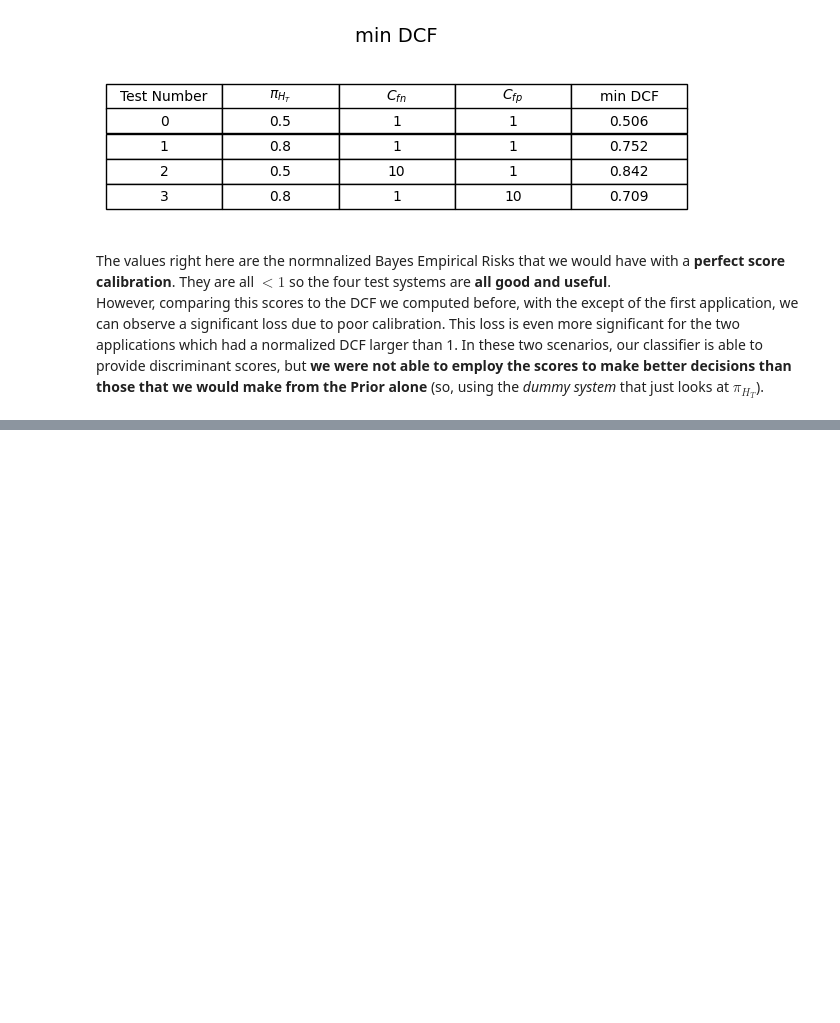
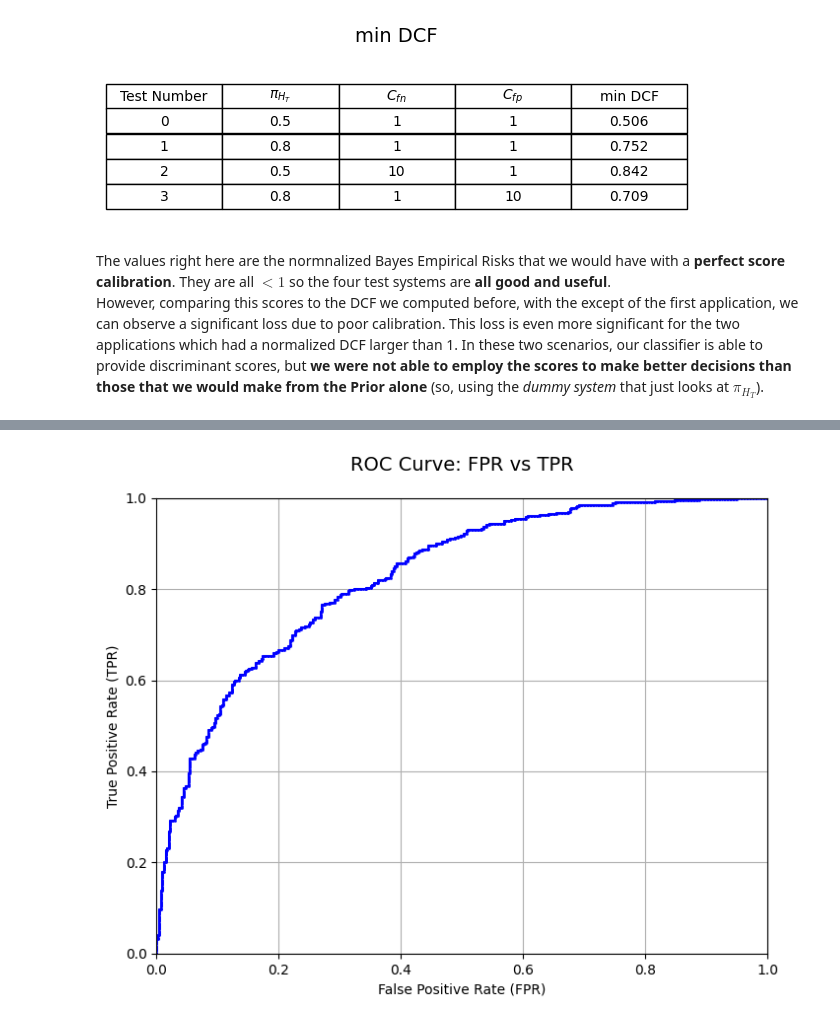
Before and after one commit to RiccardoRevalor/MachineLearningPatternRecognition, a Jupyter notebook: lab8_BayesDecisionModel_Evaluation/decisionModels_Eval.ipynb, the cells around one changed output, grey strips where cells are left out. Drawn from its saved outputs; the diff is of its cells as text; code cells hidden in the pictures; blank space fills up the shorter version.

Commit message:
l08 ROC Curve chart

```diff
--- a/lab8_BayesDecisionModel_Evaluation/decisionModels_Eval.ipynb
+++ b/lab8_BayesDecisionModel_Evaluation/decisionModels_Eval.ipynb
@@ -991,0 +1057,4 @@ two scenarios, our classifier is able to provide discriminant scores, but **we w
+# %%
+plotROC_FPRvsTPR(llr_infPar, labels_infPar)
+# %% [output]
+[figure, added]
```
Also changed, not shown: parts of 2 cells of this notebook.
